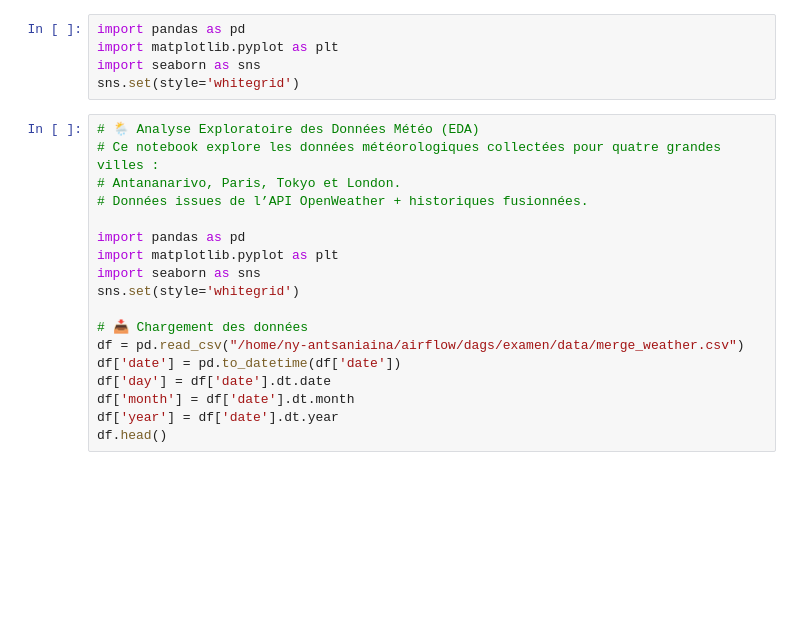
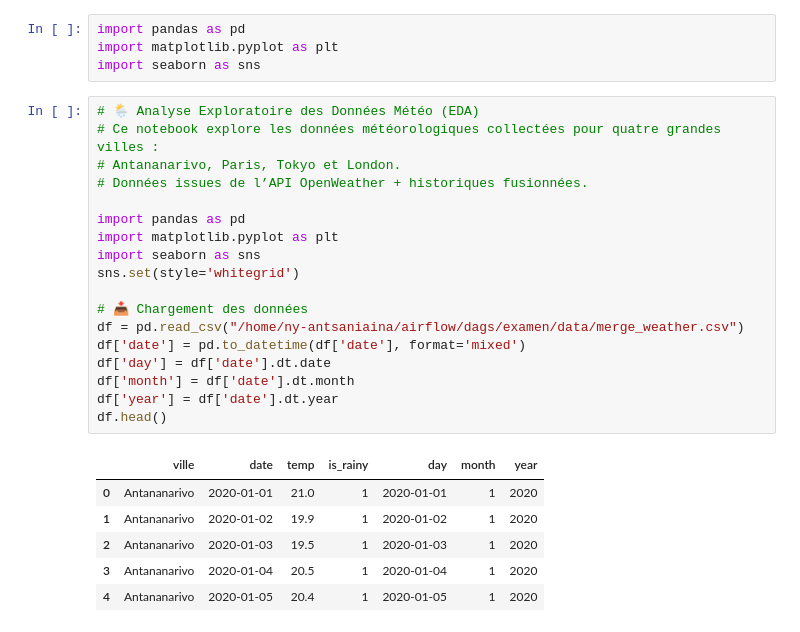
Before and after one commit to Ny-Antsaniaina/donnees2-IA-STD23030, a Jupyter notebook: notebooks/EDA.ipynb, the cells around one changed output. Cells and saved outputs as stored; diff of their text form; blank space fills up the shorter version.

```diff
--- a/notebooks/EDA.ipynb
+++ b/notebooks/EDA.ipynb
@@ -2,25 +2,31 @@
 import pandas as pd
 import matplotlib.pyplot as plt
 import seaborn as sns
-sns.set(style='whitegrid')
 # %%
 # 🌦️ Analyse Exploratoire des Données Météo (EDA)
 # Ce notebook explore les données météorologiques collectées pour quatre grandes villes :
 # Antananarivo, Paris, Tokyo et London.
 # Données issues de l’API OpenWeather + historiques fusionnées.
 
 import pandas as pd
 import matplotlib.pyplot as plt
 import seaborn as sns
 sns.set(style='whitegrid')
 
 # 📥 Chargement des données
 df = pd.read_csv("/home/ny-antsaniaina/airflow/dags/examen/data/merge_weather.csv")
-df['date'] = pd.to_datetime(df['date'])
+df['date'] = pd.to_datetime(df['date'], format='mixed')
 df['day'] = df['date'].dt.date
 df['month'] = df['date'].dt.month
 df['year'] = df['date'].dt.year
 df.head()
+# %% [output]
+|  | ville | date | temp | is_rainy | day | month | year |
+| 0 | Antananarivo | 2020-01-01 | 21.0 | 1 | 2020-01-01 | 1 | 2020 |
+| 1 | Antananarivo | 2020-01-02 | 19.9 | 1 | 2020-01-02 | 1 | 2020 |
+| 2 | Antananarivo | 2020-01-03 | 19.5 | 1 | 2020-01-03 | 1 | 2020 |
+| 3 | Antananarivo | 2020-01-04 | 20.5 | 1 | 2020-01-04 | 1 | 2020 |
+| 4 | Antananarivo | 2020-01-05 | 20.4 | 1 | 2020-01-05 | 1 | 2020 |
 # %%
 # 📊 Statistiques agrégées par ville
 summary = df.groupby('ville').agg(
```
Also changed, not shown: parts of 3 cells of this notebook, 9 other files.
